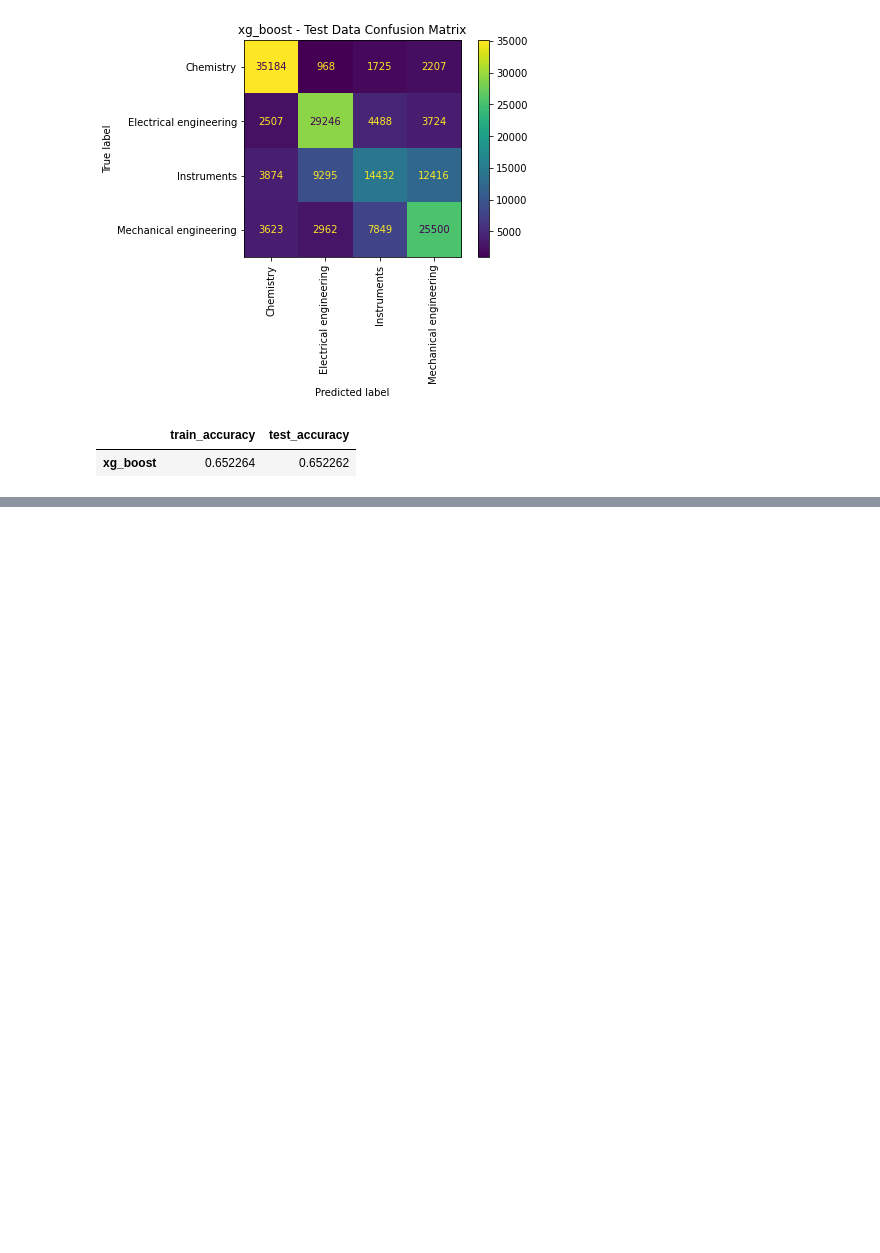
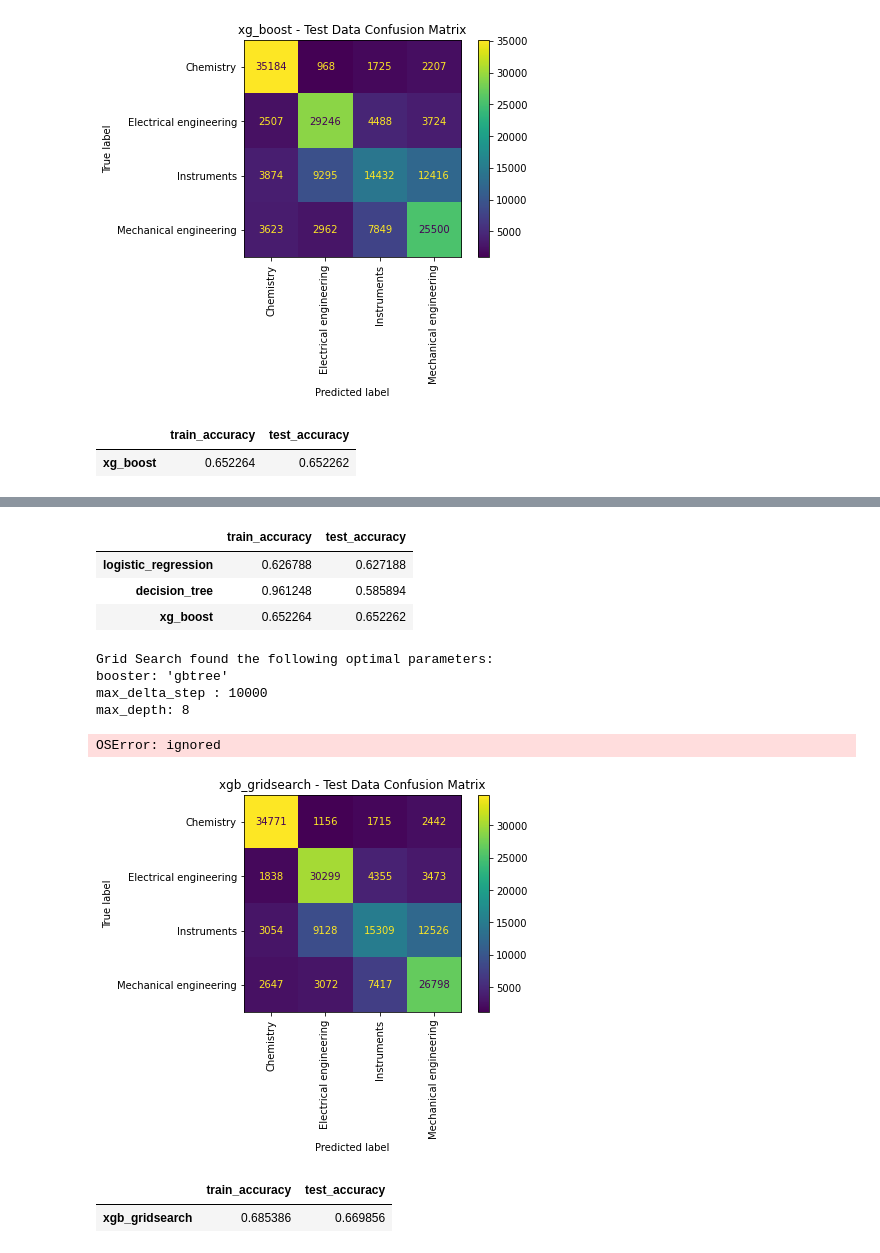
Before and after one commit to cmfritz/NLP-Patent-Classification, a Jupyter notebook: analysis_4class.ipynb, the cells around one changed output, grey strips where cells are left out. Cells and saved outputs as stored; diff of their text form; code cells hidden in the pictures; blank space fills up the shorter version.

```diff
--- a/analysis_4class.ipynb
+++ b/analysis_4class.ipynb
@@ -162,3 +157,8 @@ knn_scores = mylib.model_scores(knn, 'k_nearest_neighbors',
 # %%
-scores = pd.concat([logreg_scores, dt_scores, xgb_scores, knn_scores])
+scores = pd.concat([logreg_scores, dt_scores, xgb_scores])
 scores
+# %% [output]
+|  | train_accuracy | test_accuracy |
+| logistic_regression | 0.626788 | 0.627188 |
+| decision_tree | 0.961248 | 0.585894 |
+| xg_boost | 0.652264 | 0.652262 |
@@ -195,15 +165,31 @@ def run_grid_search(params, model, X_train, y_train):
 # %%
 # define parameters to search
 params_xgb = {
-    'booster':['gbtree', 'gblinear', 'dart'],
-    'max_delta_step ':[100, 10, 1, 0.1],
+    'booster':['gbtree', 'gblinear'],
+    'max_delta_step ':[10000, 1000],
     'max_depth':[8]
     }
 
 # run grid search
-dt, y_hat_train, y_hat_test = run_grid_search(params_xgb, xgb, X_train, y_train)
-
-# Evaluate model
-mylib.model_scores(dt, 'xgb_gridsearch'
-             X_train, X_test,
-             y_train, y_test)
+xgb_gs = mylib.run_grid_search(params_xgb, xgb, X_train, y_train)
+# %% [output]
+Grid Search found the following optimal parameters:
+booster: 'gbtree'
+max_delta_step : 10000
+max_depth: 8
+# %%
+# Evaluate model
+xgb_gs_scores = mylib.model_scores(xgb_gs, 'xgb_gridsearch',
+                                X_train, X_test,
+                                y_train, y_test)
+
+# Pickle model for later use
+pickle.dump(xgb_gs, open('/content/gdrive/MyDrive/Github/capstone/data/model_xgb_gs_4class-2.pkl', 'wb'))
+# %% [output]
+OSError: ignored
+[figure, added]
+# %%
+xgb_gs_scores
+# %% [output]
+|  | train_accuracy | test_accuracy |
+| xgb_gridsearch | 0.685386 | 0.669856 |
```
Also changed, not shown: parts of 11 cells of this notebook, 7 other files.
